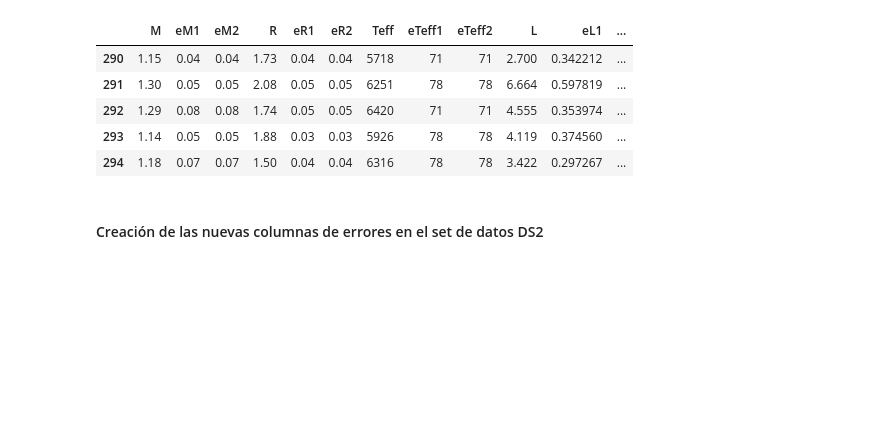
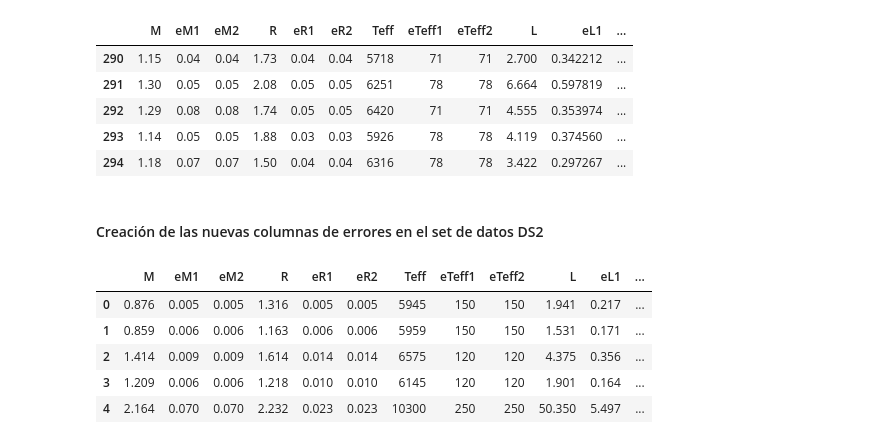
Before and after one commit to fmezacr/STELLAR, a Jupyter notebook: FASE_2/DATA/Datos Estelares.ipynb, the cells around one changed output. Saved outputs shown, nothing was run; the diff lists cells and outputs as text; code cells hidden in the pictures; blank space fills up the shorter version.

```diff
--- a/FASE_2/DATA/Datos Estelares.ipynb
+++ b/FASE_2/DATA/Datos Estelares.ipynb
@@ -355,3 +355,12 @@ stars_mean_DS2['eL_Avg'] = avg_eL_DS2
 stars_mean_DS2['eMeta_Avg'] = avg_eMeta_DS2
 stars_mean_DS2['elogg_Avg'] = avg_elogg_DS2
 stars_mean_DS2['eM_Avg'] = avg_erho_DS2
+# %%
+stars_mean_DS2.head()
+# %% [output]
+|  | M | eM1 | eM2 | R | eR1 | eR2 | Teff | eTeff1 | eTeff2 | L | eL1 | ... |
+| 0 | 0.876 | 0.005 | 0.005 | 1.316 | 0.005 | 0.005 | 5945 | 150 | 150 | 1.941 | 0.217 | ... |
+| 1 | 0.859 | 0.006 | 0.006 | 1.163 | 0.006 | 0.006 | 5959 | 150 | 150 | 1.531 | 0.171 | ... |
+| 2 | 1.414 | 0.009 | 0.009 | 1.614 | 0.014 | 0.014 | 6575 | 120 | 120 | 4.375 | 0.356 | ... |
+| 3 | 1.209 | 0.006 | 0.006 | 1.218 | 0.010 | 0.010 | 6145 | 120 | 120 | 1.901 | 0.164 | ... |
+| 4 | 2.164 | 0.070 | 0.070 | 2.232 | 0.023 | 0.023 | 10300 | 250 | 250 | 50.350 | 5.497 | ... |
```
